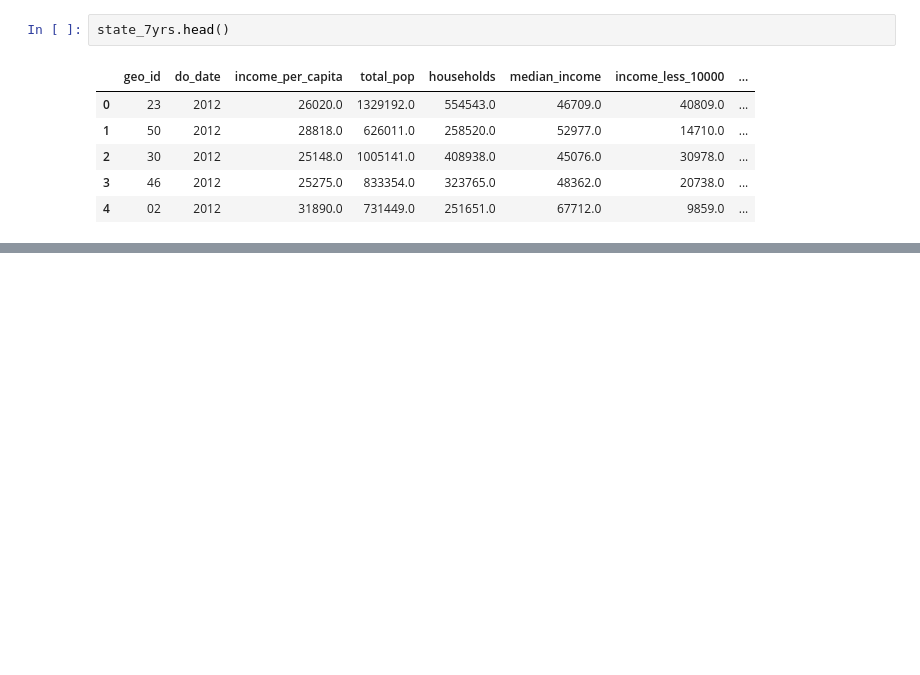
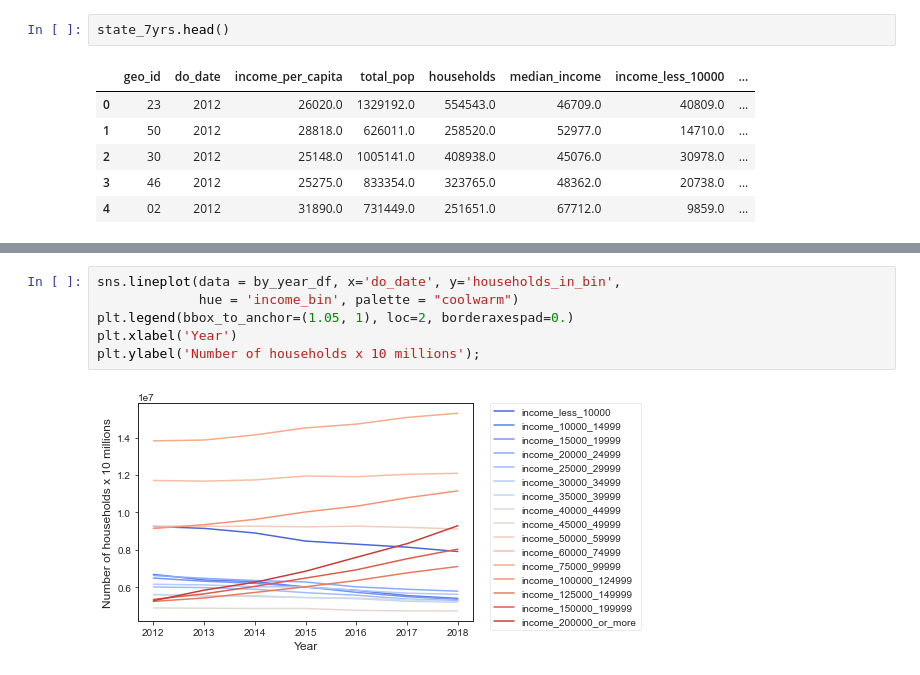
Before and after one commit to Yukti-K/7Park, a Jupyter notebook: Gabi/7park_state_SQL_exc.ipynb, the cells around one changed output, grey strips where cells are left out. Saved outputs shown, nothing was run; the diff lists cells and outputs as text; blank space fills up the shorter version.

```diff
--- a/Gabi/7park_state_SQL_exc.ipynb
+++ b/Gabi/7park_state_SQL_exc.ipynb
@@ -476,0 +533,8 @@ by_year_df.head()
+# %%
+sns.lineplot(data = by_year_df, x='do_date', y='households_in_bin',
+             hue = 'income_bin', palette = "coolwarm")
+plt.legend(bbox_to_anchor=(1.05, 1), loc=2, borderaxespad=0.)
+plt.xlabel('Year')
+plt.ylabel('Number of households x 10 millions');
+# %% [output]
+[figure, added]
```
Also changed, not shown: parts of 9 cells of this notebook.
